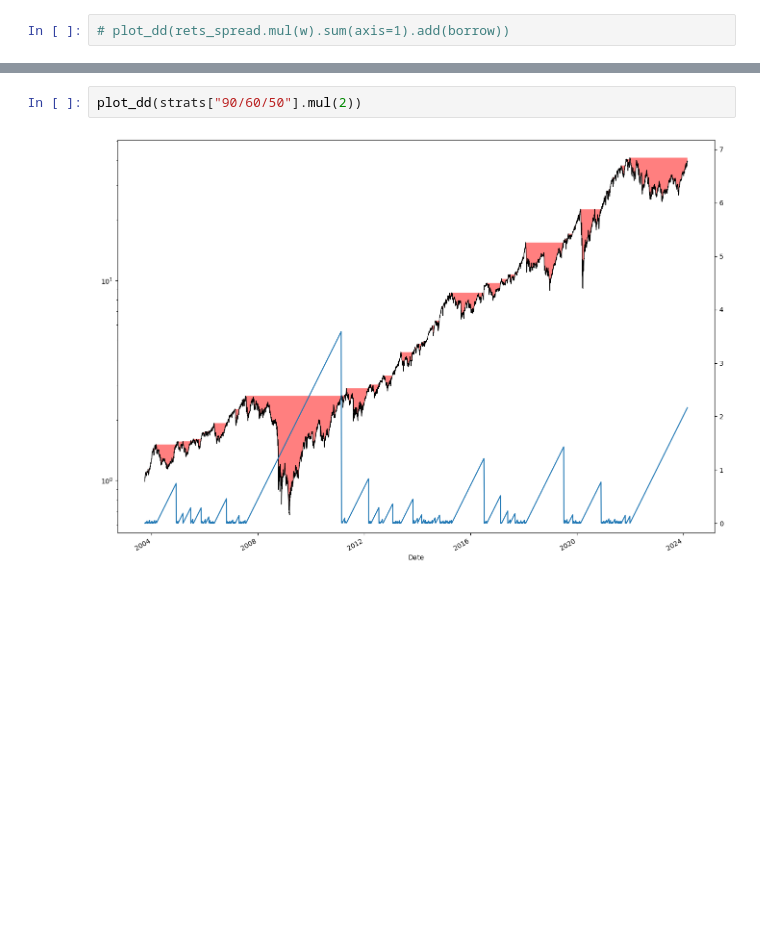
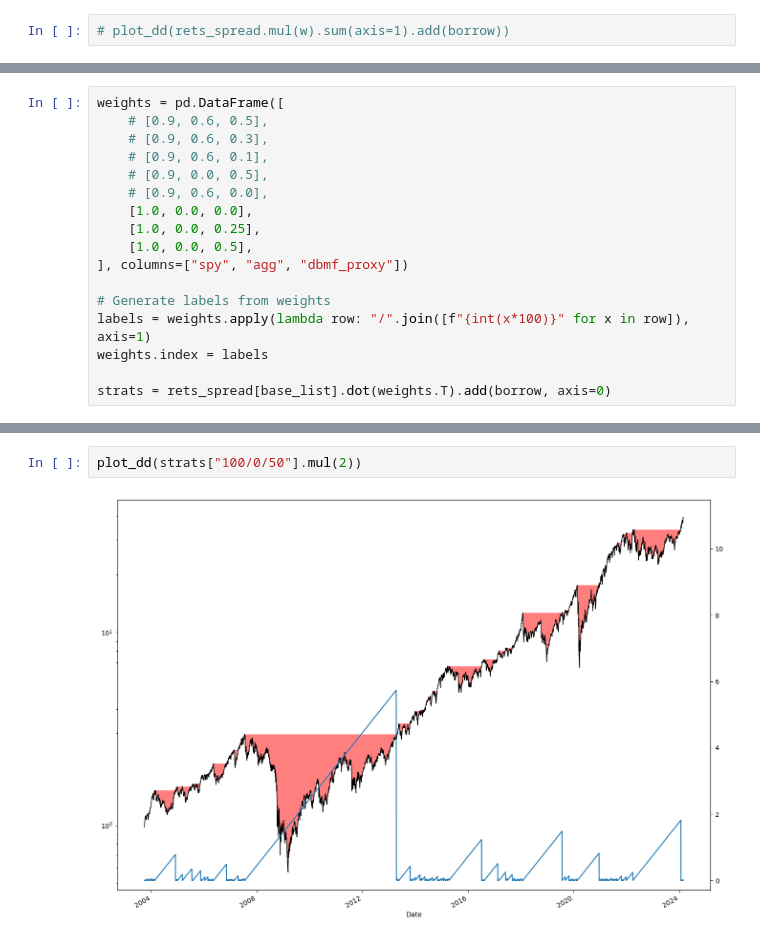
Before and after one commit to chiaolun/market-timing, a Jupyter notebook: Simple Diversification.ipynb, the cells around one changed output, grey strips where cells are left out. Drawn from its saved outputs; the diff is of its cells as text; blank space fills up the shorter version.

Commit message:
update DBMF

```diff
--- a/Simple Diversification.ipynb
+++ b/Simple Diversification.ipynb
@@ -197,3 +179,20 @@ strats = pd.concat([
+# %%
+weights = pd.DataFrame([
+    # [0.9, 0.6, 0.5],
+    # [0.9, 0.6, 0.3],
+    # [0.9, 0.6, 0.1],
+    # [0.9, 0.0, 0.5],
+    # [0.9, 0.6, 0.0],
+    [1.0, 0.0, 0.0],
+    [1.0, 0.0, 0.25],
+    [1.0, 0.0, 0.5],
+], columns=["spy", "agg", "dbmf_proxy"])
+
+# Generate labels from weights
+labels = weights.apply(lambda row: "/".join([f"{int(x*100)}" for x in row]), axis=1)
+weights.index = labels
+
+strats = rets_spread[base_list].dot(weights.T).add(borrow, axis=0)
 # %%
 (
     strats.add(1).cumprod().transform(lambda xs: xs / xs.cummax() - 1)
@@ -276,6 +271,6 @@ ax.grid(axis="y")
 # %%
-plot_dd(strats["90/60/50"].mul(2))
+plot_dd(strats["100/0/50"].mul(2))
 # %% [output]
-[figure, old version]
+[figure, new version]
 # %%
 (
```
Also changed, not shown: parts of 9 cells of this notebook, 2 other files.
